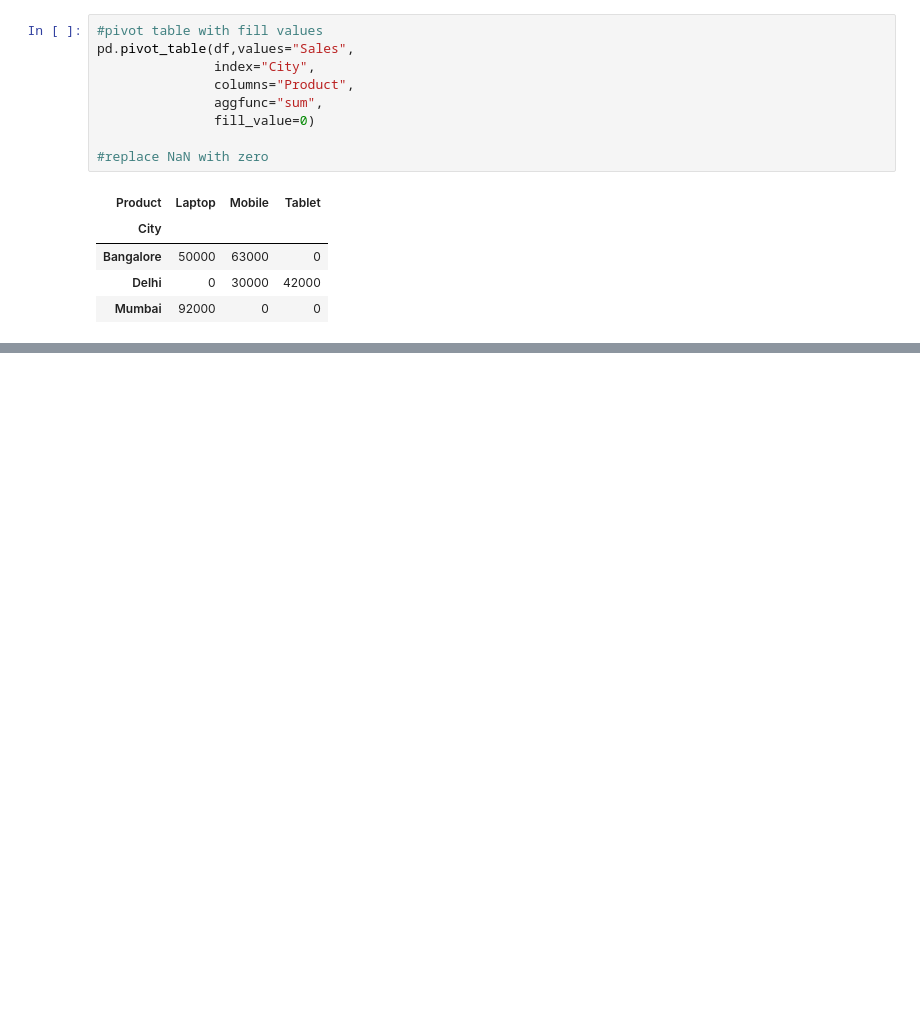
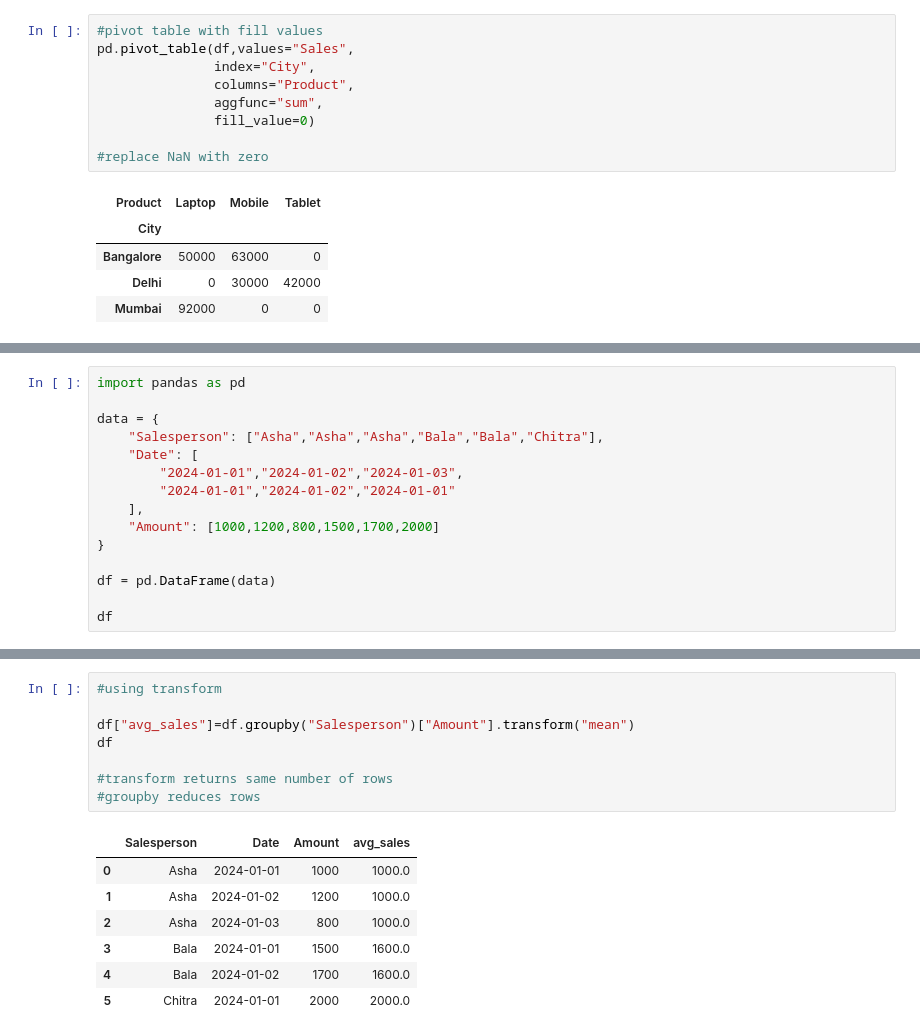
Before and after one commit to reesekat/python-janbatch, a Jupyter notebook: Aggregation.ipynb, the cells around one changed output, grey strips where cells are left out. Cells and saved outputs as stored; diff of their text form; blank space fills up the shorter version.

```diff
--- a/Aggregation.ipynb
+++ b/Aggregation.ipynb
@@ -178,0 +277,15 @@ pd.pivot_table(df,values="Sales",
+# %%
+import pandas as pd
+
+data = {
+    "Salesperson": ["Asha","Asha","Asha","Bala","Bala","Chitra"],
+    "Date": [
+        "2024-01-01","2024-01-02","2024-01-03",
+        "2024-01-01","2024-01-02","2024-01-01"
+    ],
+    "Amount": [1000,1200,800,1500,1700,2000]
+}
+
+df = pd.DataFrame(data)
+
+df
@@ -178,0 +310,16 @@ pd.pivot_table(df,values="Sales",
+# %%
+#using transform
+
+df["avg_sales"]=df.groupby("Salesperson")["Amount"].transform("mean")
+df
+
+#transform returns same number of rows
+#groupby reduces rows
+# %% [output]
+|  | Salesperson | Date | Amount | avg_sales |
+| 0 | Asha | 2024-01-01 | 1000 | 1000.0 |
+| 1 | Asha | 2024-01-02 | 1200 | 1000.0 |
+| 2 | Asha | 2024-01-03 | 800 | 1000.0 |
+| 3 | Bala | 2024-01-01 | 1500 | 1600.0 |
+| 4 | Bala | 2024-01-02 | 1700 | 1600.0 |
+| 5 | Chitra | 2024-01-01 | 2000 | 2000.0 |
```
Also changed, not shown: parts of 14 cells of this notebook, 3 other files.
